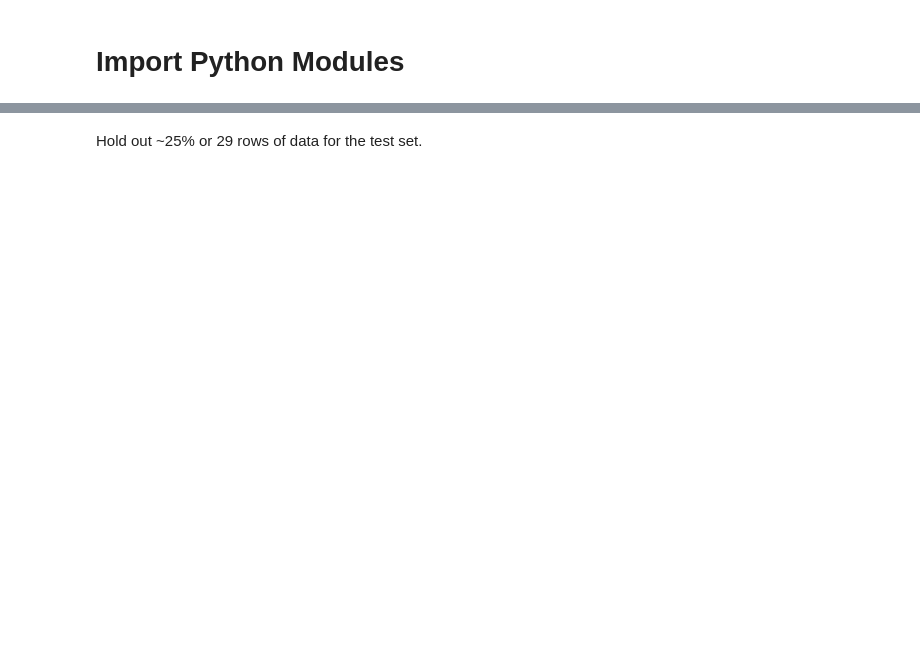
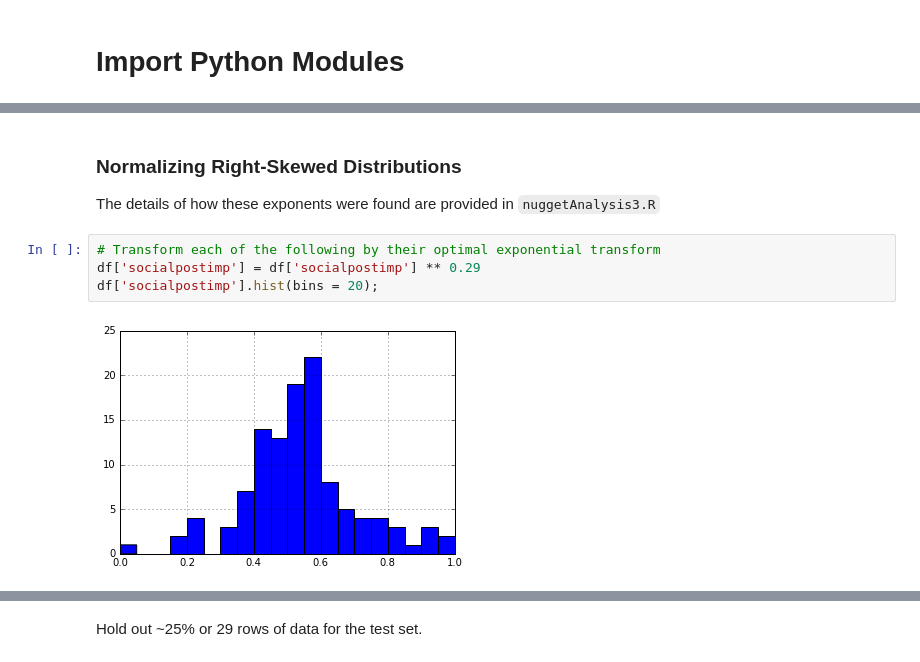
Before and after one commit to damiansp/nuggets, a Jupyter notebook: ML_nuggets.ipynb, the cells around one changed output, grey strips where cells are left out. Saved outputs shown, nothing was run; the diff lists cells and outputs as text; blank space fills up the shorter version.

```diff
--- a/ML_nuggets.ipynb
+++ b/ML_nuggets.ipynb
@@ -40,0 +67,9 @@ Because we are looking at two data sets (with and without "outliers" removed), w
+# %% [markdown]
+### Normalizing Right-Skewed Distributions
+The details of how these exponents were found are provided in `nuggetAnalysis3.R`
+# %%
+# Transform each of the following by their optimal exponential transform
+df['socialpostimp'] = df['socialpostimp'] ** 0.29
+df['socialpostimp'].hist(bins = 20);
+# %% [output]
+[figure, added]
```
Also changed, not shown: parts of 46 cells of this notebook.
